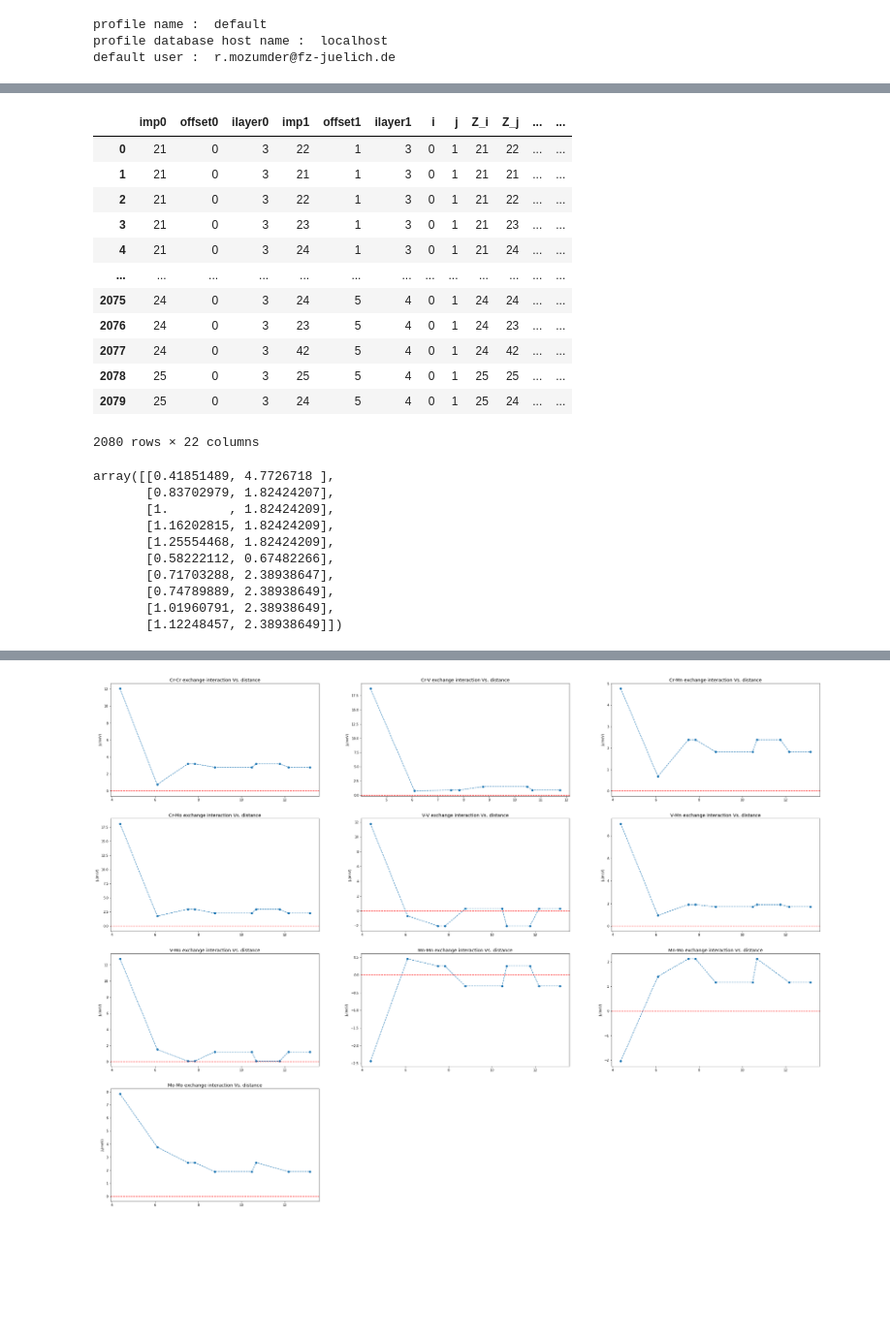
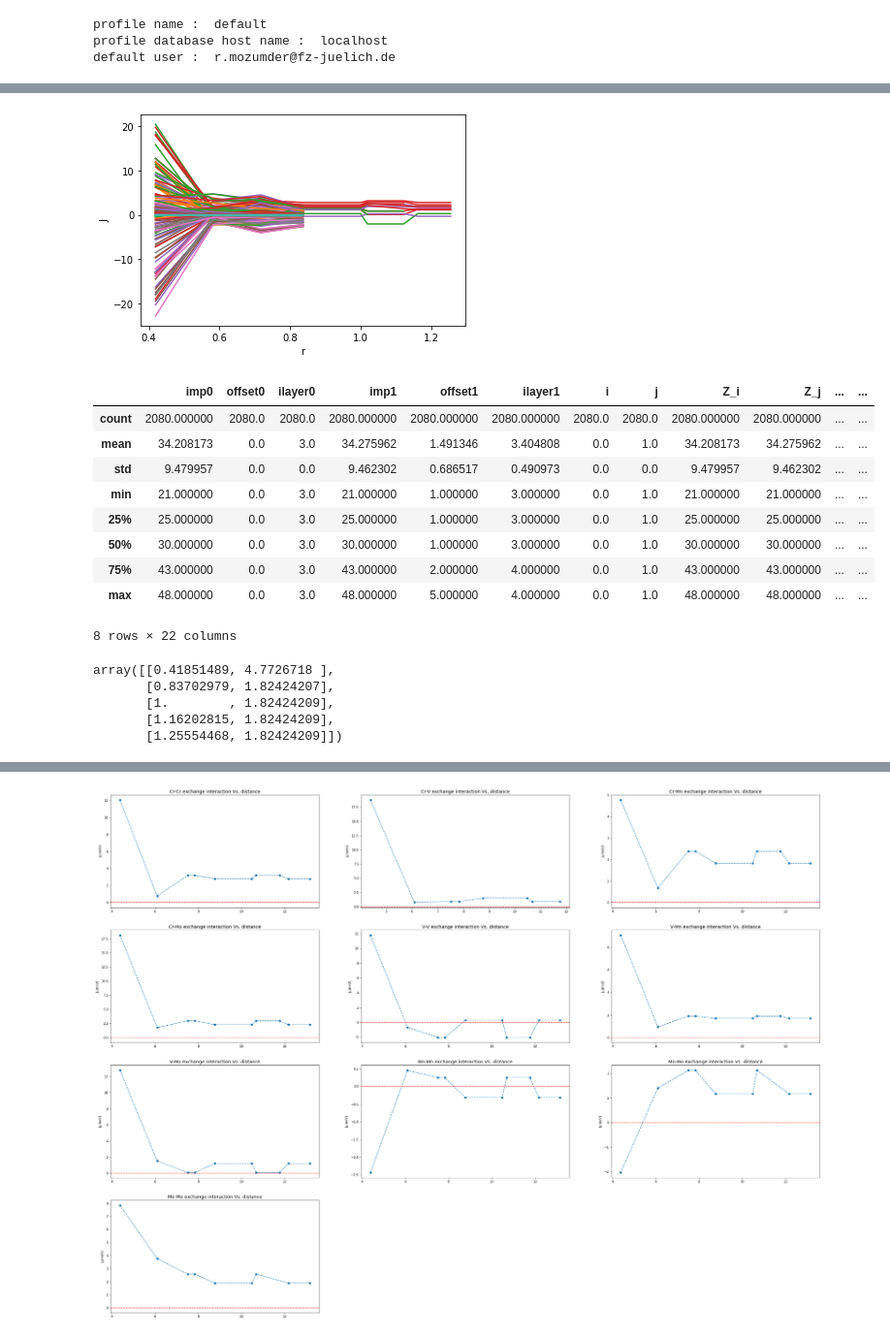
Before and after one commit to RubelMozumder/aiida_daily_work, a Jupyter notebook: Daily_Work_bin/DataAnalysisWithPanda.ipynb, the cells around one changed output, grey strips where cells are left out. Shown: that part at 97% size. Saved outputs shown, nothing was run; the diff lists cells and outputs as text; code cells hidden in the pictures; blank space fills up the shorter version.

Commit message:
add ML, DataAnalysis

```diff
--- a/Daily_Work_bin/DataAnalysisWithPanda.ipynb
+++ b/Daily_Work_bin/DataAnalysisWithPanda.ipynb
@@ -50,0 +149,9 @@ pd_data = pd.read_csv('d_block_magnetic_data.csv')
+# %%
+from matplotlib.pyplot import plot
+for Zi in set(pd_data['Z_i']):
+    for Zj in set(pd_data['Z_j']):
+        pd_data1 = pd_data[pd_data['Z_i']==Zi]
+        pd_data1 = pd_data1[pd_data1['Z_j']==Zj]
+        sns.lineplot(x=pd_data1['r'], y=pd_data1['J'])
+# %% [output]
+[figure, added]
@@ -51,37 +160,29 @@ pd_data = pd.read_csv('d_block_magnetic_data.csv')
 # %%
-pd_data
+pd_data.describe()
 # %% [output]
 |  | imp0 | offset0 | ilayer0 | imp1 | offset1 | ilayer1 | i | j | Z_i | Z_j | ... | ... |
-| 0 | 21 | 0 | 3 | 22 | 1 | 3 | 0 | 1 | 21 | 22 | ... | ... |
-| 1 | 21 | 0 | 3 | 21 | 1 | 3 | 0 | 1 | 21 | 21 | ... | ... |
-| 2 | 21 | 0 | 3 | 22 | 1 | 3 | 0 | 1 | 21 | 22 | ... | ... |
-| 3 | 21 | 0 | 3 | 23 | 1 | 3 | 0 | 1 | 21 | 23 | ... | ... |
-| 4 | 21 | 0 | 3 | 24 | 1 | 3 | 0 | 1 | 21 | 24 | ... | ... |
-| ... | ... | ... | ... | ... | ... | ... | ... | ... | ... | ... | ... | ... |
-| 2075 | 24 | 0 | 3 | 24 | 5 | 4 | 0 | 1 | 24 | 24 | ... | ... |
-| 2076 | 24 | 0 | 3 | 23 | 5 | 4 | 0 | 1 | 24 | 23 | ... | ... |
-| 2077 | 24 | 0 | 3 | 42 | 5 | 4 | 0 | 1 | 24 | 42 | ... | ... |
-| 2078 | 25 | 0 | 3 | 25 | 5 | 4 | 0 | 1 | 25 | 25 | ... | ... |
-| 2079 | 25 | 0 | 3 | 24 | 5 | 4 | 0 | 1 | 25 | 24 | ... | ... |
+| count | 2080.000000 | 2080.0 | 2080.0 | 2080.000000 | 2080.000000 | 2080.000000 | 2080.0 | 2080.0 | 2080.000000 | 2080.000000 | ... | ... |
+| mean | 34.208173 | 0.0 | 3.0 | 34.275962 | 1.491346 | 3.404808 | 0.0 | 1.0 | 34.208173 | 34.275962 | ... | ... |
+| std | 9.479957 | 0.0 | 0.0 | 9.462302 | 0.686517 | 0.490973 | 0.0 | 0.0 | 9.479957 | 9.462302 | ... | ... |
+| min | 21.000000 | 0.0 | 3.0 | 21.000000 | 1.000000 | 3.000000 | 0.0 | 1.0 | 21.000000 | 21.000000 | ... | ... |
+| 25% | 25.000000 | 0.0 | 3.0 | 25.000000 | 1.000000 | 3.000000 | 0.0 | 1.0 | 25.000000 | 25.000000 | ... | ... |
+| 50% | 30.000000 | 0.0 | 3.0 | 30.000000 | 1.000000 | 3.000000 | 0.0 | 1.0 | 30.000000 | 30.000000 | ... | ... |
+| 75% | 43.000000 | 0.0 | 3.0 | 43.000000 | 2.000000 | 4.000000 | 0.0 | 1.0 | 43.000000 | 43.000000 | ... | ... |
+| max | 48.000000 | 0.0 | 3.0 | 48.000000 | 5.000000 | 4.000000 | 0.0 | 1.0 | 48.000000 | 48.000000 | ... | ... |
-2080 rows × 22 columns
+8 rows × 22 columns
 # %%
 imp_atom = (24, 25)
 ils = ()
 header = list(pd_data.columns)
 z_J_r = pd_data[header[1:3] + header[4:6] + header[8:10] + [header[10]] + [header[18]]]
-J_Cr_V = z_J_r.loc[(z_J_r['Z_i']==imp_atom[0]) & (z_J_r['Z_j']==imp_atom[1]) & (z_J_r['ilayer0'].isin([3,4])) & (z_J_r['ilayer1']).isin([3,4])]
+J_Cr_V = z_J_r.loc[(z_J_r['Z_i']==imp_atom[0]) & (z_J_r['Z_j']==imp_atom[1]) & (z_J_r['ilayer0'].isin([3])) & (z_J_r['ilayer1']).isin([3])]
 np.array(J_Cr_V.drop_duplicates().loc[:, ['r', 'J']])
 # %% [output]
 array([[0.41851489, 4.7726718 ],
        [0.83702979, 1.82424207],
        [1.        , 1.82424209],
        [1.16202815, 1.82424209],
-       [1.25554468, 1.82424209],
-       [0.58222112, 0.67482266],
-       [0.71703288, 2.38938647],
-       [0.74789889, 2.38938649],
-       [1.01960791, 2.38938649],
-       [1.12248457, 2.38938649]])
+       [1.25554468, 1.82424209]])
 # %%
 J_Cr_V
 # %% [output]
```
Also changed, not shown: parts of 29 cells of this notebook, 1 other file.
